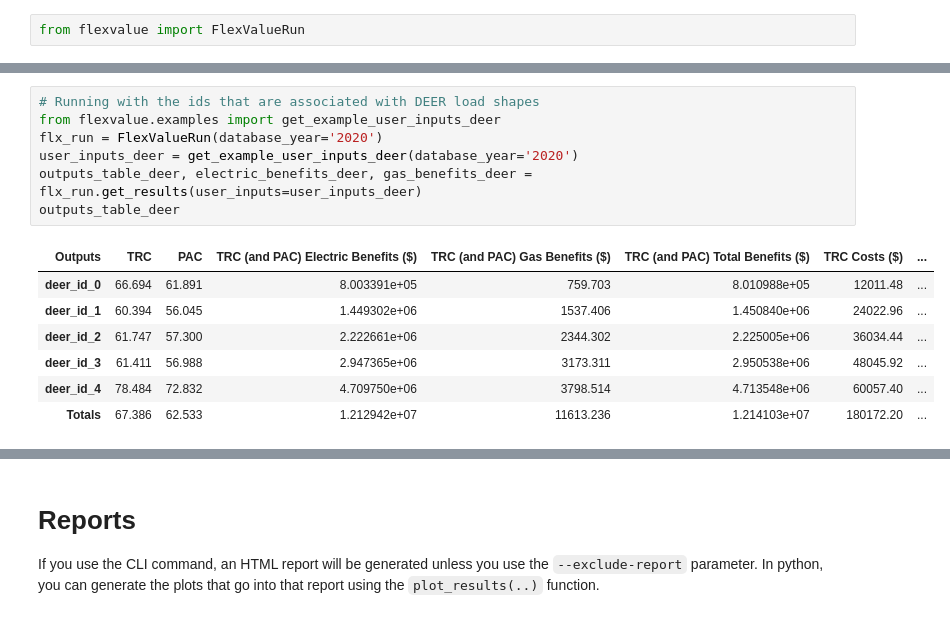
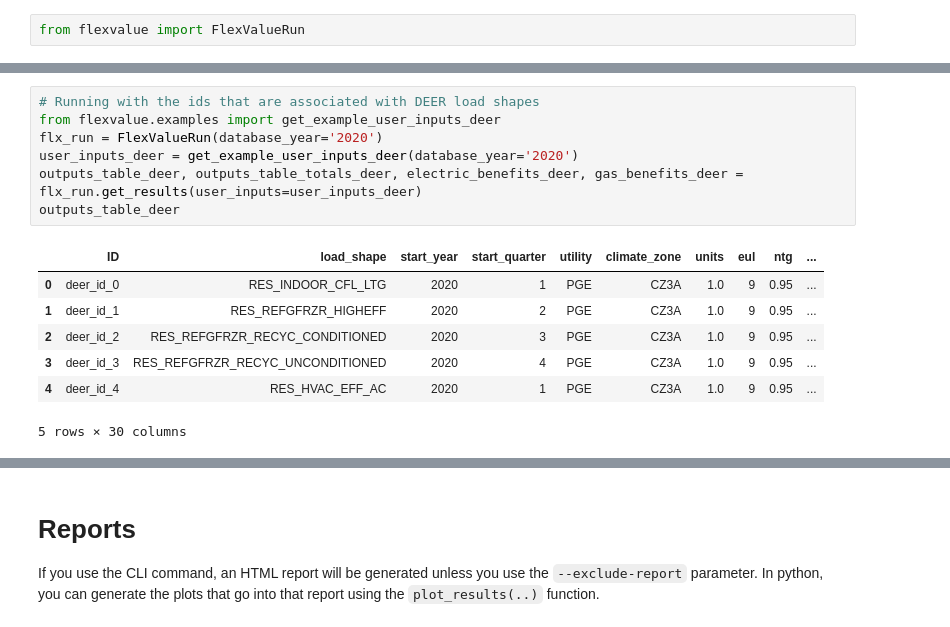
Before and after one commit to recurve-methods/flexvalue, a Jupyter notebook: notebooks/tutorial.ipynb, the cells around one changed output, grey strips where cells are left out. Saved outputs shown, nothing was run; the diff lists cells and outputs as text.

Commit message:
Rearranged and renamed columns

```diff
--- a/notebooks/tutorial.ipynb
+++ b/notebooks/tutorial.ipynb
@@ -352,18 +362,18 @@ from flexvalue import FlexValueRun
 # %%
 # Running with the ids that are associated with DEER load shapes
 from flexvalue.examples import get_example_user_inputs_deer
 flx_run = FlexValueRun(database_year='2020')
 user_inputs_deer = get_example_user_inputs_deer(database_year='2020')
-outputs_table_deer, electric_benefits_deer, gas_benefits_deer = flx_run.get_results(user_inputs=user_inputs_deer)
+outputs_table_deer, outputs_table_totals_deer, electric_benefits_deer, gas_benefits_deer = flx_run.get_results(user_inputs=user_inputs_deer)
 outputs_table_deer
 # %% [output]
-| Outputs | TRC | PAC | TRC (and PAC) Electric Benefits ($) | TRC (and PAC) Gas Benefits ($) | TRC (and PAC) Total Benefits ($) | TRC Costs ($) | ... |
-| deer_id_0 | 66.694 | 61.891 | 8.003391e+05 | 759.703 | 8.010988e+05 | 12011.48 | ... |
-| deer_id_1 | 60.394 | 56.045 | 1.449302e+06 | 1537.406 | 1.450840e+06 | 24022.96 | ... |
-| deer_id_2 | 61.747 | 57.300 | 2.222661e+06 | 2344.302 | 2.225005e+06 | 36034.44 | ... |
-| deer_id_3 | 61.411 | 56.988 | 2.947365e+06 | 3173.311 | 2.950538e+06 | 48045.92 | ... |
-| deer_id_4 | 78.484 | 72.832 | 4.709750e+06 | 3798.514 | 4.713548e+06 | 60057.40 | ... |
-| Totals | 67.386 | 62.533 | 1.212942e+07 | 11613.236 | 1.214103e+07 | 180172.20 | ... |
+|  | ID | load_shape | start_year | start_quarter | utility | climate_zone | units | eul | ntg | ... |
+| 0 | deer_id_0 | RES_INDOOR_CFL_LTG | 2020 | 1 | PGE | CZ3A | 1.0 | 9 | 0.95 | ... |
+| 1 | deer_id_1 | RES_REFGFRZR_HIGHEFF | 2020 | 2 | PGE | CZ3A | 1.0 | 9 | 0.95 | ... |
+| 2 | deer_id_2 | RES_REFGFRZR_RECYC_CONDITIONED | 2020 | 3 | PGE | CZ3A | 1.0 | 9 | 0.95 | ... |
+| 3 | deer_id_3 | RES_REFGFRZR_RECYC_UNCONDITIONED | 2020 | 4 | PGE | CZ3A | 1.0 | 9 | 0.95 | ... |
+| 4 | deer_id_4 | RES_HVAC_EFF_AC | 2020 | 1 | PGE | CZ3A | 1.0 | 9 | 0.95 | ... |
+5 rows × 30 columns
 # %%
 # Running with the ids that are associated with metered load shapes
 from flexvalue.examples import get_example_user_inputs_metered, get_example_metered_load_shape
```
Also changed, not shown: parts of 3 cells of this notebook, 9 other files.
